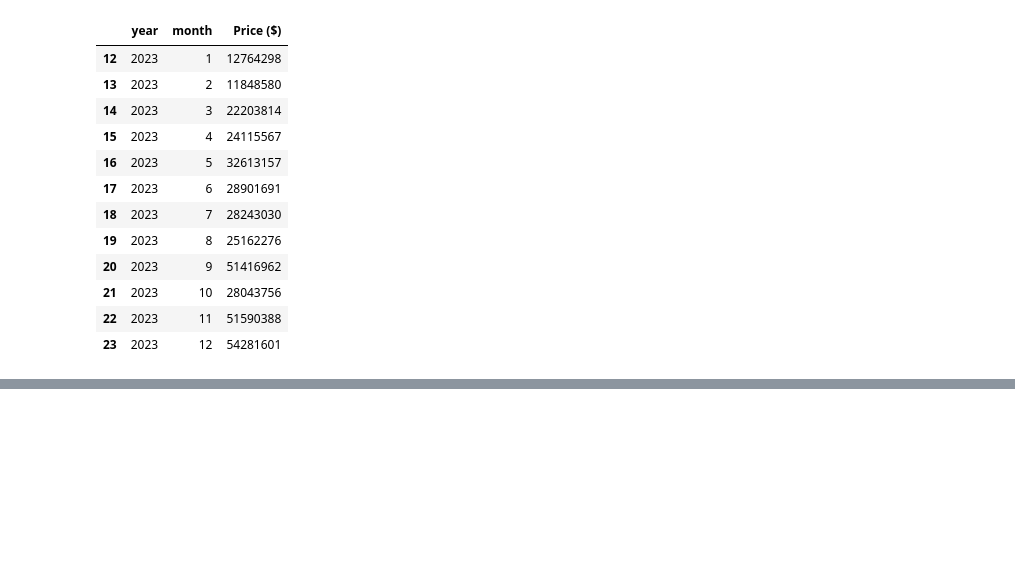
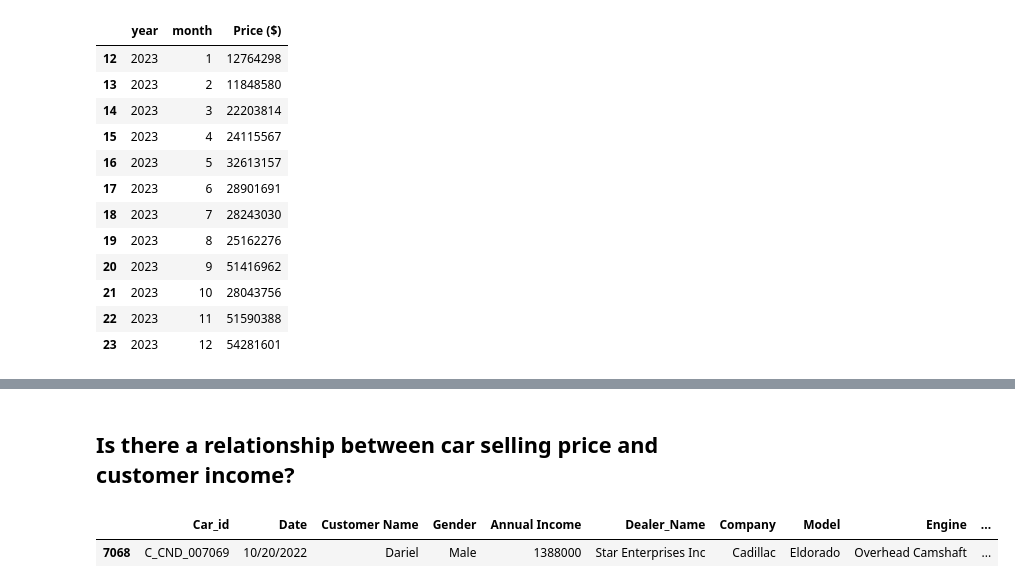
Before and after one commit to dontask1124/ANALYZING-CAR-SALES-DATA-USING-PYTHON, a Jupyter notebook: main.ipynb, the cells around one changed output, grey strips where cells are left out. Saved outputs shown, nothing was run; the diff lists cells and outputs as text; code cells hidden in the pictures; blank space fills up the shorter version.

```diff
--- a/main.ipynb
+++ b/main.ipynb
@@ -183,0 +187,8 @@ Revenue from car sales mainly increased sharply at the end of the year and at th
+# %% [markdown]
+<h2>Is there a relationship between car selling price and customer income?</h2>
+# %%
+cheapest_Car_AnnualIncome = data[data['Price ($)']==max(data['Price ($)'])]
+cheapest_Car_AnnualIncome
+# %% [output]
+|  | Car_id | Date | Customer Name | Gender | Annual Income | Dealer_Name | Company | Model | Engine | ... |
+| 7068 | C_CND_007069 | 10/20/2022 | Dariel | Male | 1388000 | Star Enterprises Inc | Cadillac | Eldorado | Overhead Camshaft | ... |
```
Also changed, not shown: parts of 5 cells of this notebook.
